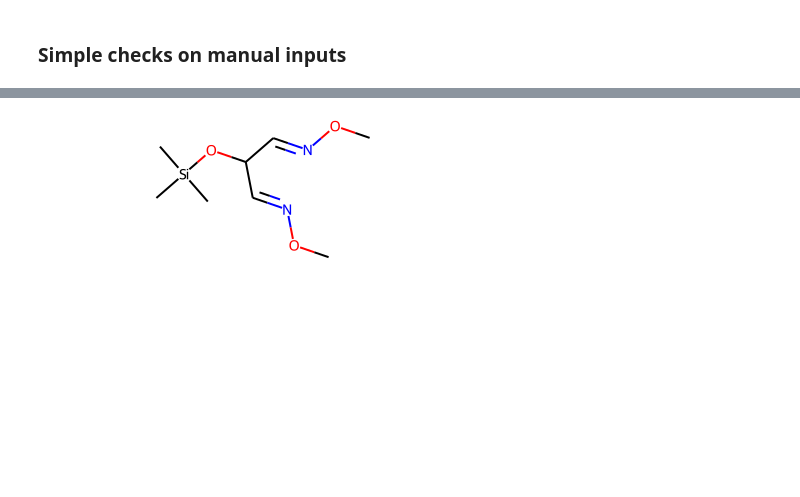
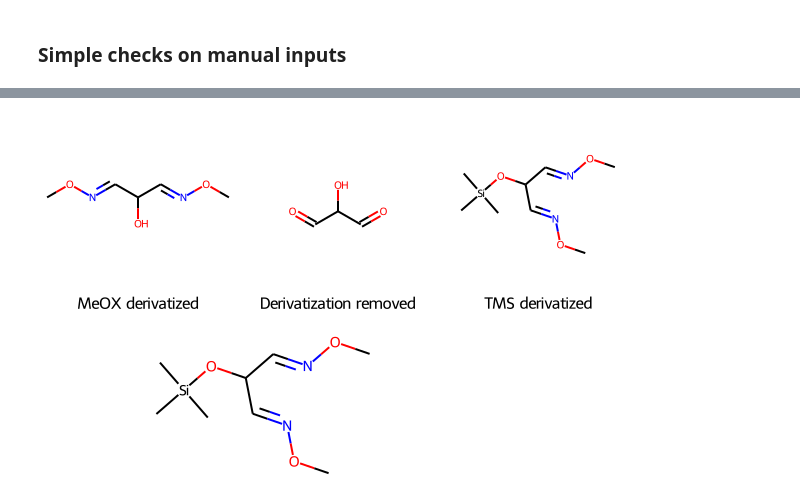
Before and after one commit to maximskorik/gc_derivatization, a Jupyter notebook: example/derivatization.ipynb, the cells around one changed output, grey strips where cells are left out. Cells and saved outputs as stored; diff of their text form; code cells hidden in the pictures; blank space fills up the shorter version.

```diff
--- a/example/derivatization.ipynb
+++ b/example/derivatization.ipynb
@@ -94,3 +87,14 @@ m
+# %%
+smiles = 'CON=CC(O)C=NOC'
+ShowMols(
+    [
+        der := Chem.MolFromSmiles(smiles),
+        orig := remove_derivatization_groups(mol=der),
+        add_derivatization_groups(mol=orig)
+    ],
+    legends=['MeOX derivatized','Derivatization removed','TMS derivatized'])
+# %% [output]
+[figure, added]
 # %%
 add_derivatization_groups(m)
 # %% [output]
```
Also changed, not shown: parts of 20 cells of this notebook, 3 other files.
